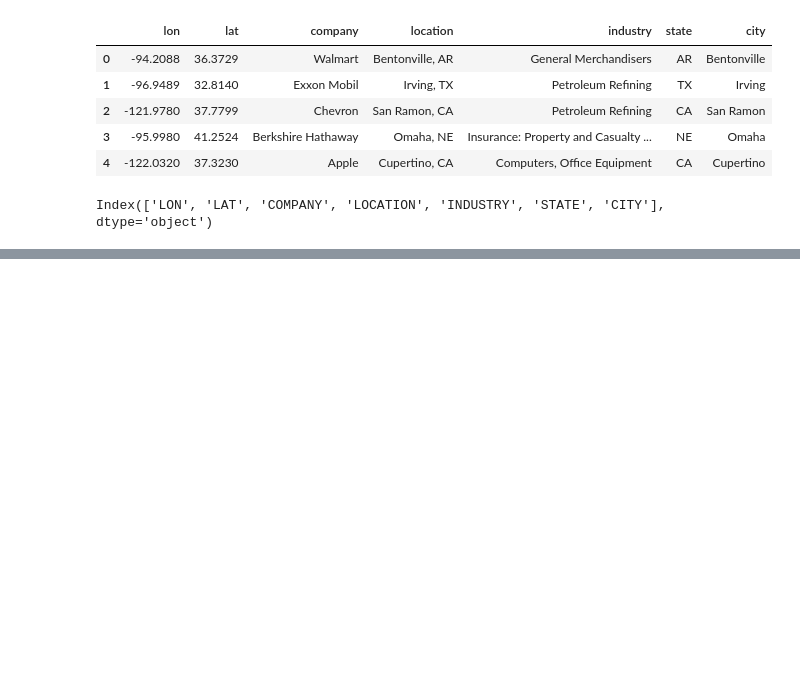
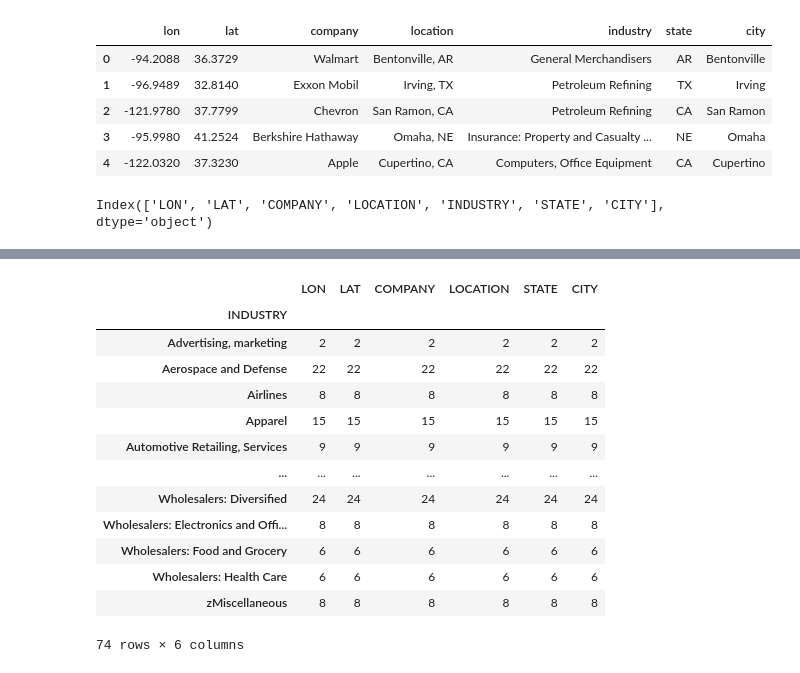
Before and after one commit to babiswas/pandasrepo, a Jupyter notebook: Fortune500.ipynb, the cells around one changed output, grey strips where cells are left out. Cells and saved outputs as stored; diff of their text form; code cells hidden in the pictures; blank space fills up the shorter version.

```diff
--- a/Fortune500.ipynb
+++ b/Fortune500.ipynb
@@ -19,0 +44,17 @@ Index(['LON', 'LAT', 'COMPANY', 'LOCATION', 'INDUSTRY', 'STATE', 'CITY'], dtype=
+# %%
+df.groupby('INDUSTRY').count()
+# %% [output]
+|  | LON | LAT | COMPANY | LOCATION | STATE | CITY |
+| INDUSTRY |  |  |  |  |  |  |
+| Advertising, marketing | 2 | 2 | 2 | 2 | 2 | 2 |
+| Aerospace and Defense | 22 | 22 | 22 | 22 | 22 | 22 |
+| Airlines | 8 | 8 | 8 | 8 | 8 | 8 |
+| Apparel | 15 | 15 | 15 | 15 | 15 | 15 |
+| Automotive Retailing, Services | 9 | 9 | 9 | 9 | 9 | 9 |
+| ... | ... | ... | ... | ... | ... | ... |
+| Wholesalers: Diversified | 24 | 24 | 24 | 24 | 24 | 24 |
+| Wholesalers: Electronics and Offi... | 8 | 8 | 8 | 8 | 8 | 8 |
+| Wholesalers: Food and Grocery | 6 | 6 | 6 | 6 | 6 | 6 |
+| Wholesalers: Health Care | 6 | 6 | 6 | 6 | 6 | 6 |
+| zMiscellaneous | 8 | 8 | 8 | 8 | 8 | 8 |
+74 rows × 6 columns
```
Also changed, not shown: parts of 11 cells of this notebook.
